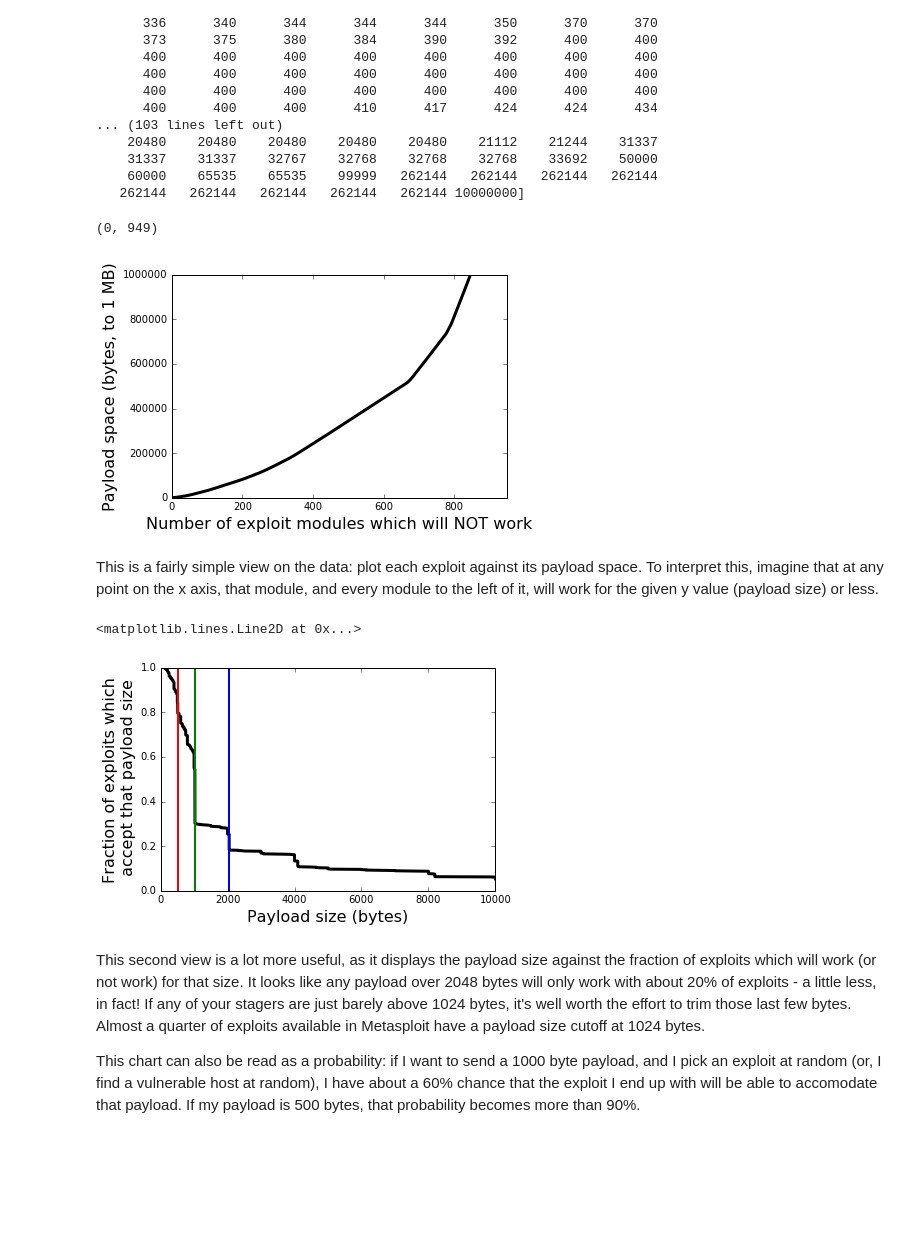
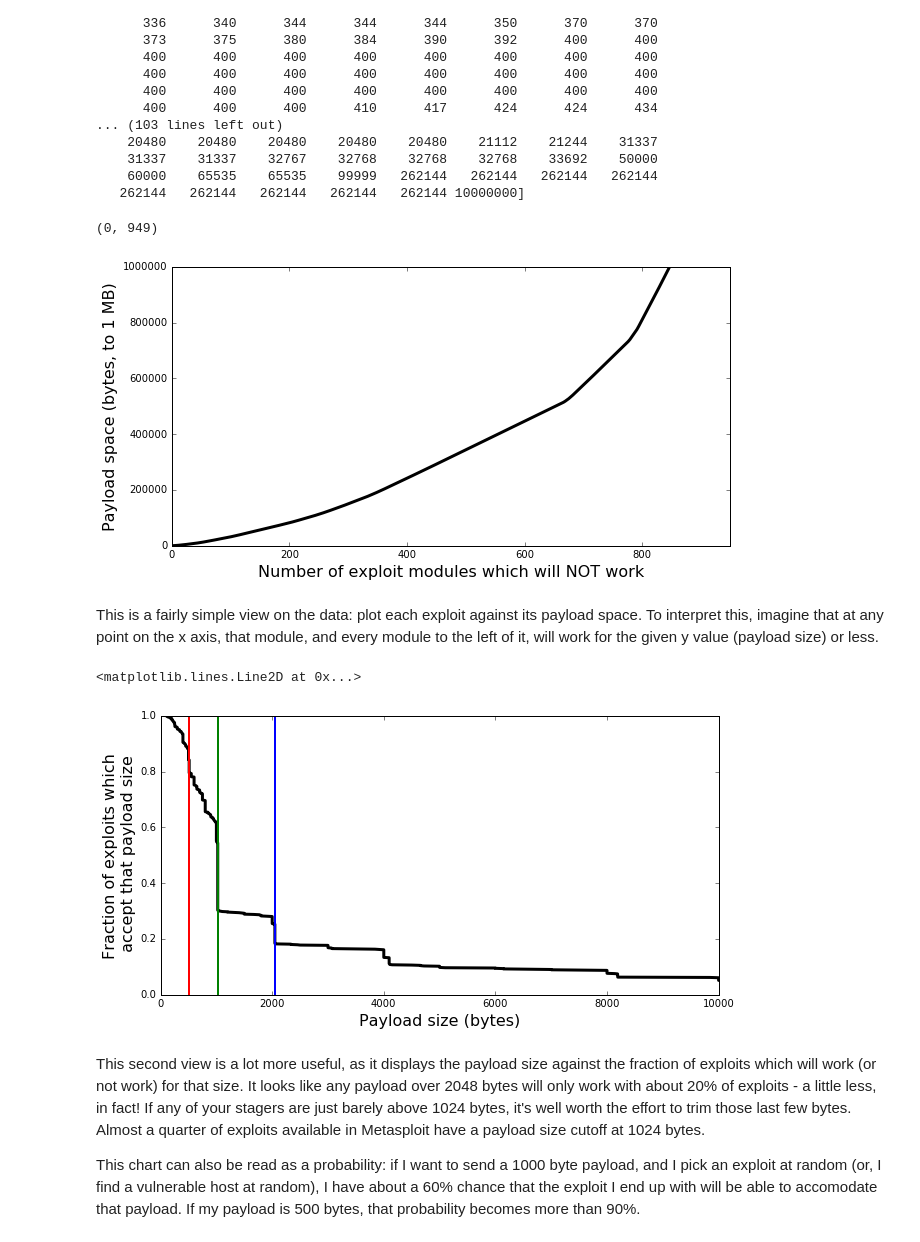
Before and after one commit to DakotaNelson/msf-stats, a Jupyter notebook: Exploit Payload Sizes.ipynb, the cells around one changed output. Drawn from its saved outputs; the diff is of its cells as text; code cells hidden in the pictures; blank space fills up the shorter version.

Commit message:
larger images

```diff
--- a/Exploit Payload Sizes.ipynb
+++ b/Exploit Payload Sizes.ipynb
@@ -72,20 +72,22 @@ sorted_sizes = sorted_sizes[:-1]
    262144   262144   262144   262144   262144 10000000]
 # %%
 # Simply plot a cumulative sum of payload sizes
+plt.figure(figsize = (10,5))
 plt.plot(cumulative, linewidth=3, color="black")
 
 plt.ylabel("Payload space (bytes, to 1 MB)", size=16)
 plt.ylim((0,1000000)) # only go out to 1 MB
 
 plt.xlabel("Number of exploit modules which will NOT work", size=16)
 plt.xlim(0,len(sorted_sizes))
 # %% [output]
 (0, 949)
-[figure, old version]
+[figure, new version]
 # %% [markdown]
 This is a fairly simple view on the data: plot each exploit against its payload space. To interpret this, imagine that at any point on the x axis, that module, and every module to the left of it, will work for the given y value (payload size) or less.
 # %%
 # Plot our sorted sizes against a fraction, 0 to 1, of all exploits.
+plt.figure(figsize = (10,5))
 plt.plot(sorted_sizes, np.linspace(1,0,len(sorted_sizes)), linewidth=3, color='black')
 plt.xlim((0,10000))
 
@@ -98,7 +100,7 @@ plt.axvline(1024, color='green', linewidth=2)
 plt.axvline(2048, color='blue', linewidth=2)
 # %% [output]
 <matplotlib.lines.Line2D at 0x...>
-[figure, old version]
+[figure, new version]
 # %% [markdown]
 This second view is a lot more useful, as it displays the payload size against the fraction of exploits which will work (or not work) for that size. It looks like any payload over 2048 bytes will only work with about 20% of exploits - a little less, in fact! If any of your stagers are just barely above 1024 bytes, it's well worth the effort to trim those last few bytes. Almost a quarter of exploits available in Metasploit have a payload size cutoff at 1024 bytes.
 
```
Also changed, not shown: parts of 2 cells of this notebook.
